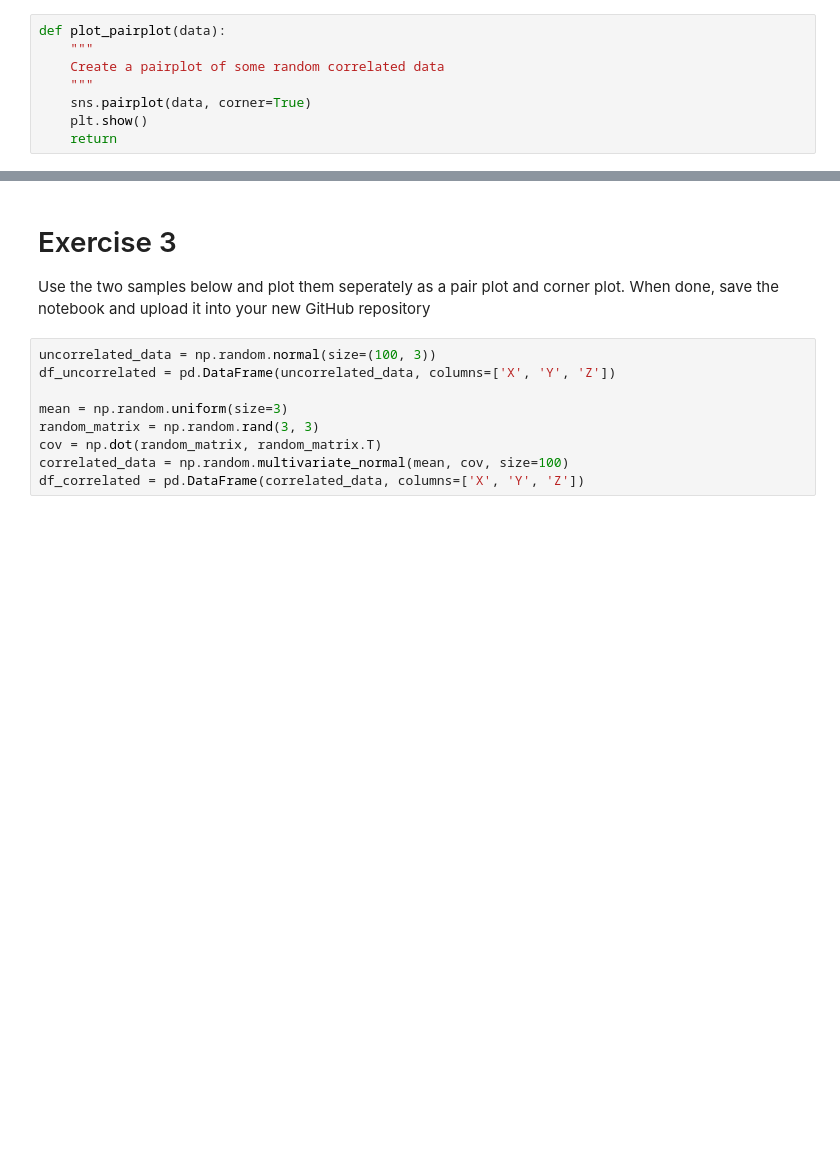
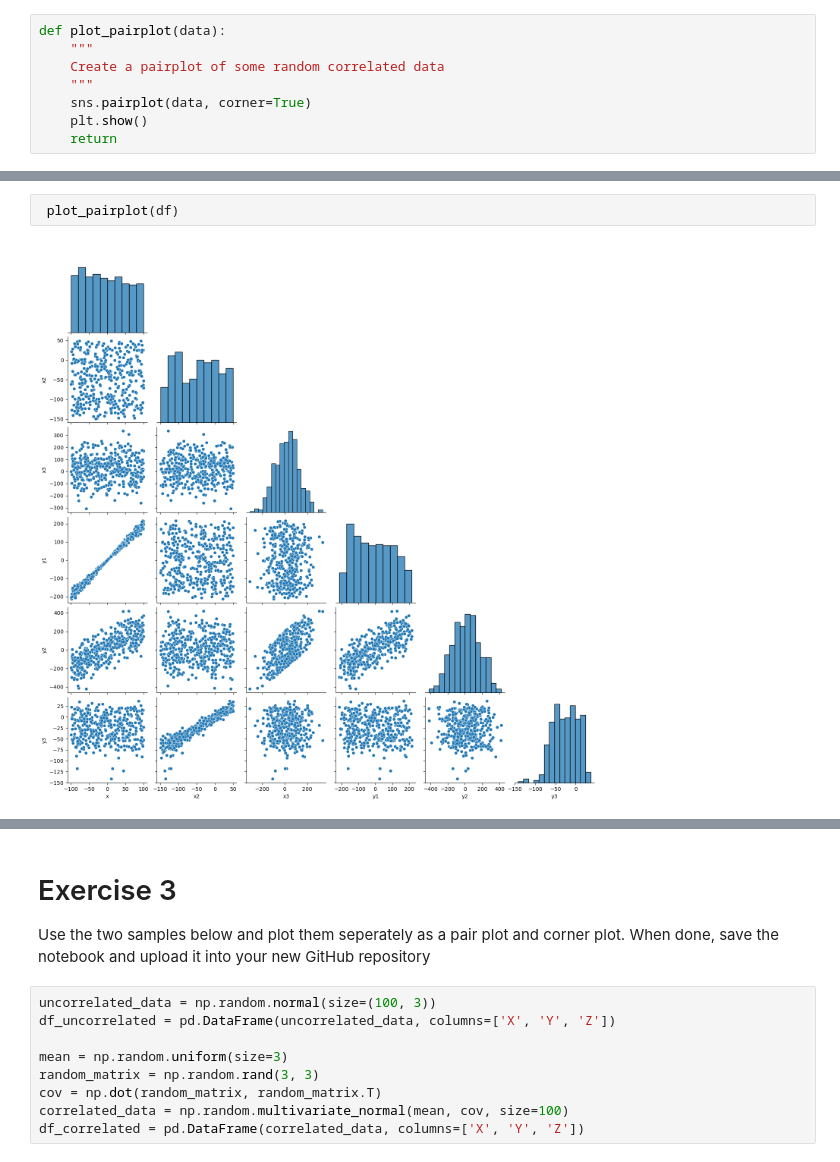
Before and after one commit to da25ade/Applied-Data-Science1, a Jupyter notebook: Version Control and Further Graphs.ipynb, the cells around one changed output, grey strips where cells are left out. Cells and saved outputs as stored; diff of their text form; blank space fills up the shorter version.

```diff
--- a/Version Control and Further Graphs.ipynb
+++ b/Version Control and Further Graphs.ipynb
@@ -250,0 +269,4 @@ from corner import corner
+# %%
+ plot_pairplot(df)
+# %% [output]
+[figure, added]
```
Also changed, not shown: parts of 15 cells of this notebook, 1 other file.
